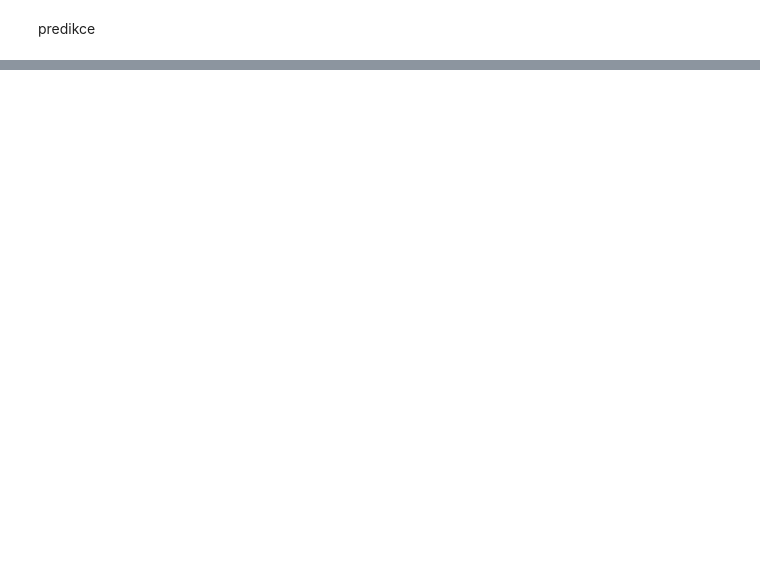
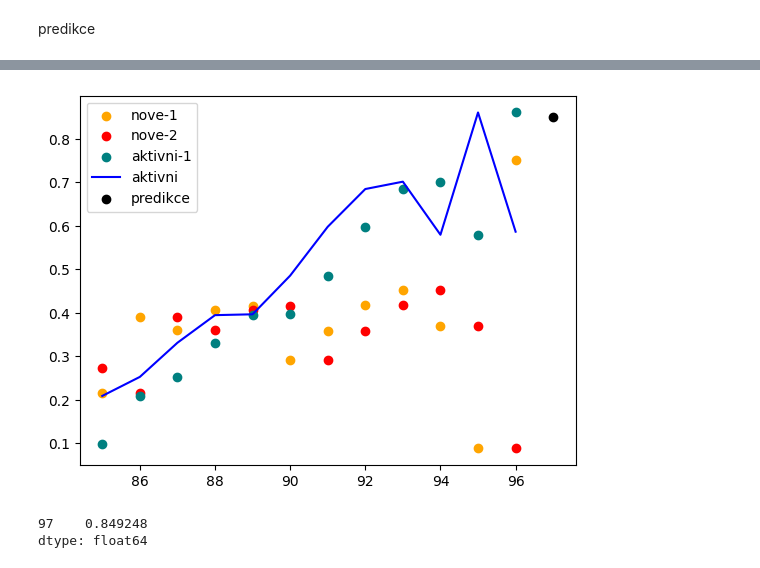
Before and after one commit to HonzaHalik/sws, a Jupyter notebook: code/predictive modeling/funkcni/predictive OLS final copy 2.ipynb, the cells around one changed output, grey strips where cells are left out. Cells and saved outputs as stored; diff of their text form; code cells hidden in the pictures; blank space fills up the shorter version.

```diff
--- a/code/predictive modeling/funkcni/predictive OLS final copy 2.ipynb
+++ b/code/predictive modeling/funkcni/predictive OLS final copy 2.ipynb
@@ -219,7 +328,7 @@ plt.plot(df['aktivni'],y,color="green")
 import pickle
 i=1
 for model in models:
-    filename = f'OLS_model_final_copy2_{i}.sav'
+    filename = f'OLS_model_final_copy2_short_{i}.sav'
     pickle.dump(model, open(filename, 'wb'))
     #ulozit rmse pro modely
     with open('rmse.pkl', 'wb') as file:
@@ -322,0 +339,44 @@ plt.show()
+# %%
+import pickle
+import pandas as pd
+from matplotlib import pyplot as plt
+df = pd.read_excel(fr"C:\Users\halik\OneDrive\development\github\sws\code\predictive modeling\funkcni\funcni data set.xlsx")
+df = (df-df.min())/(df.max()-df.min())
+df_new = df.drop(df.index[:-12])
+df_new = df_new.drop(df_new.index[-11:])
+df_train = df.drop(df.index[-12:])
+
+
+x_new = df_new[["aktivni-1", "nove-1", "nove-2"]]
+
+#>> nacist modely a rmse
+#* nacist nejlepsi model
+models = []
+filename = f'OLS_model_final_copy2_short_{i}.sav'
+model = pickle.load(open(filename, 'rb'))
+models.append(model)
+#* nacist rmse pro modely
+with open('rmse.pkl', 'rb') as file:
+    rmse_values = pickle.load(file)
+
+#>> predikce
+predictions = []
+model = models[0]
+y_pred = model.predict(x_new)
+#>> graf
+#* trenovaci data
+plt.scatter(df_test.index,df_test['nove-1'],label="nove-1",color="orange")
+plt.scatter(df_test.index,df_test['nove-2'],label="nove-2",color="red")
+plt.scatter(df_test.index,df_test['aktivni-1'],label="aktivni-1",color="teal")
+#* realita
+plt.plot(df_test.index, df_test['aktivni'],label="aktivni",color="blue")
+
+#* predikce
+plt.scatter(df_new.index, y_pred.values, label='predikce', color="black")
+plt.legend()
+plt.show()
+print(y_pred)
+# %% [output]
+[figure, added]
+97    0.849248
+dtype: float64
```
Also changed, not shown: parts of 6 cells of this notebook, 9 other files.
